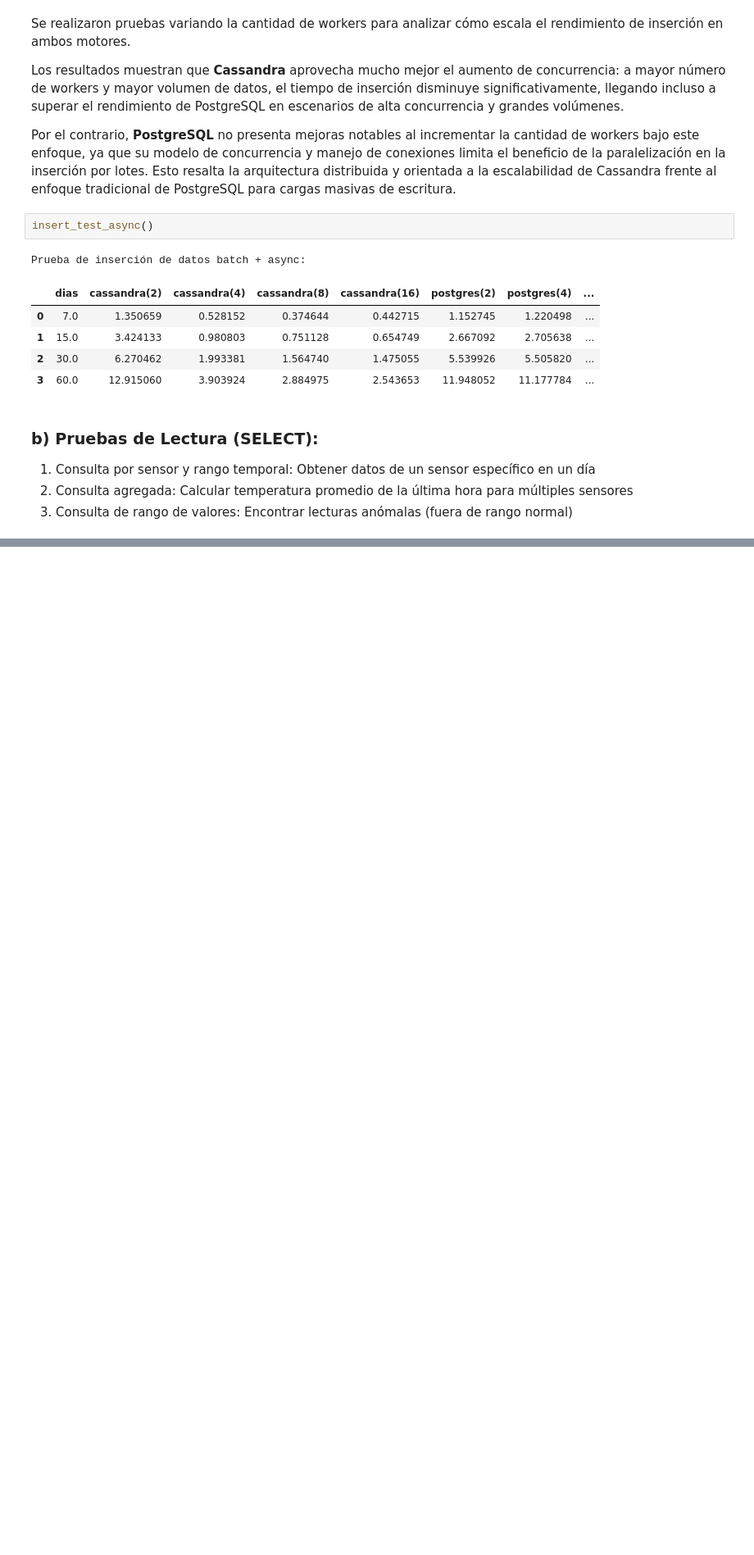
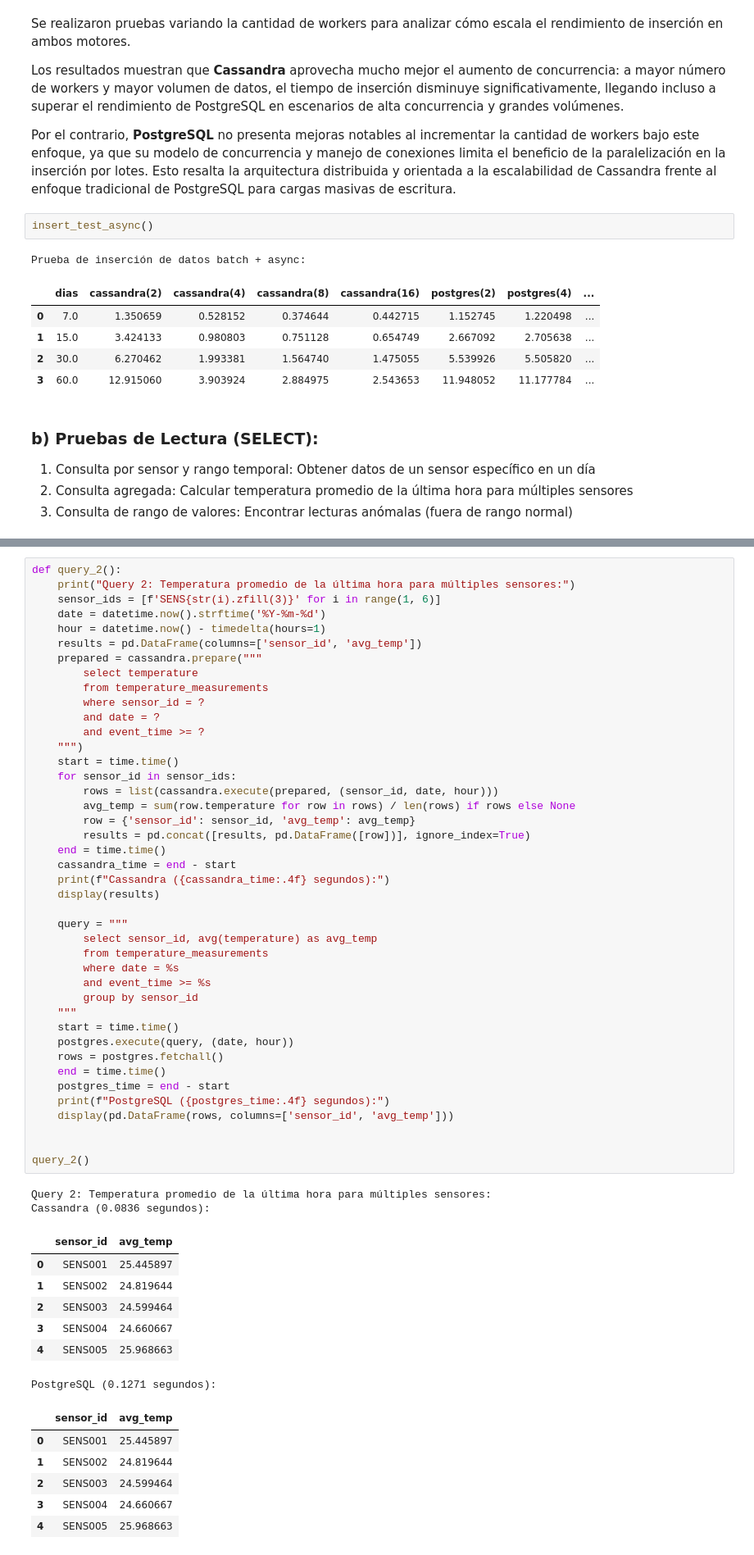
Before and after one commit to Jvnc0503/BD2-Labs, a Jupyter notebook: Lab15/lab15.ipynb, the cells around one changed output, grey strips where cells are left out. Shown: that part at 82% size. Drawn from its saved outputs; the diff is of its cells as text; blank space fills up the shorter version.

```diff
--- a/Lab15/lab15.ipynb
+++ b/Lab15/lab15.ipynb
@@ -885 +885,59 @@ PostgreSQL (0.0060 segundos):
 1440 rows × 3 columns
+# %%
+def query_2():
+    print("Query 2: Temperatura promedio de la última hora para múltiples sensores:")
+    sensor_ids = [f'SENS{str(i).zfill(3)}' for i in range(1, 6)]
+    date = datetime.now().strftime('%Y-%m-%d')
+    hour = datetime.now() - timedelta(hours=1)
+    results = pd.DataFrame(columns=['sensor_id', 'avg_temp'])
+    prepared = cassandra.prepare("""
+        select temperature
+        from temperature_measurements
+        where sensor_id = ?
+        and date = ?
+        and event_time >= ?
+    """)
+    start = time.time()
+    for sensor_id in sensor_ids:
+        rows = list(cassandra.execute(prepared, (sensor_id, date, hour)))
+        avg_temp = sum(row.temperature for row in rows) / len(rows) if rows else None
+        row = {'sensor_id': sensor_id, 'avg_temp': avg_temp}
+        results = pd.concat([results, pd.DataFrame([row])], ignore_index=True)
+    end = time.time()
+    cassandra_time = end - start
+    print(f"Cassandra ({cassandra_time:.4f} segundos):")
+    display(results)
+
+    query = """
+        select sensor_id, avg(temperature) as avg_temp
+        from temperature_measurements
+        where date = %s
+        and event_time >= %s
+        group by sensor_id
+    """
+    start = time.time()
+    postgres.execute(query, (date, hour))
+    rows = postgres.fetchall()
+    end = time.time()
+    postgres_time = end - start
+    print(f"PostgreSQL ({postgres_time:.4f} segundos):")
+    display(pd.DataFrame(rows, columns=['sensor_id', 'avg_temp']))
+
+
+query_2()
+# %% [output]
+Query 2: Temperatura promedio de la última hora para múltiples sensores:
+Cassandra (0.0836 segundos):
+|  | sensor_id | avg_temp |
+| 0 | SENS001 | 25.445897 |
+| 1 | SENS002 | 24.819644 |
+| 2 | SENS003 | 24.599464 |
+| 3 | SENS004 | 24.660667 |
+| 4 | SENS005 | 25.968663 |
+PostgreSQL (0.1271 segundos):
+|  | sensor_id | avg_temp |
+| 0 | SENS001 | 25.445897 |
+| 1 | SENS002 | 24.819644 |
+| 2 | SENS003 | 24.599464 |
+| 3 | SENS004 | 24.660667 |
+| 4 | SENS005 | 25.968663 |
```
Also changed, not shown: parts of 1 cell of this notebook, 1 other file.
